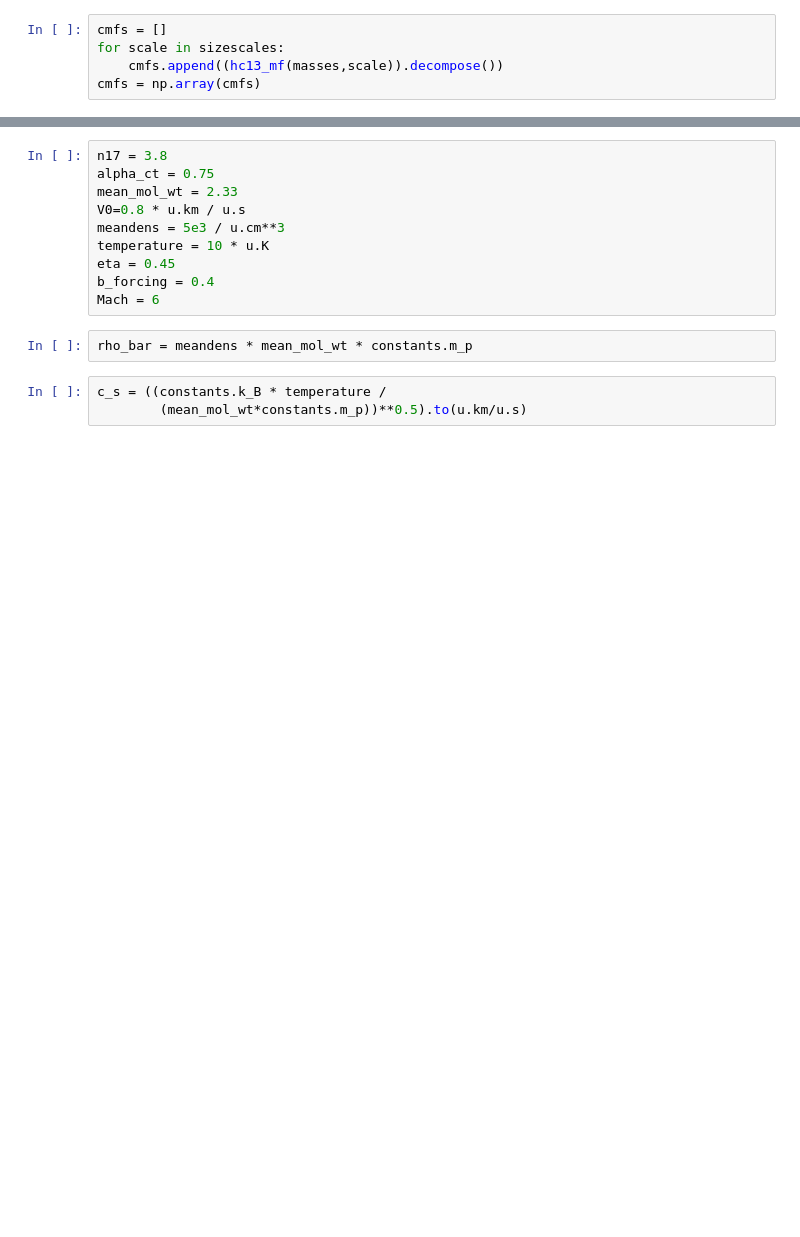
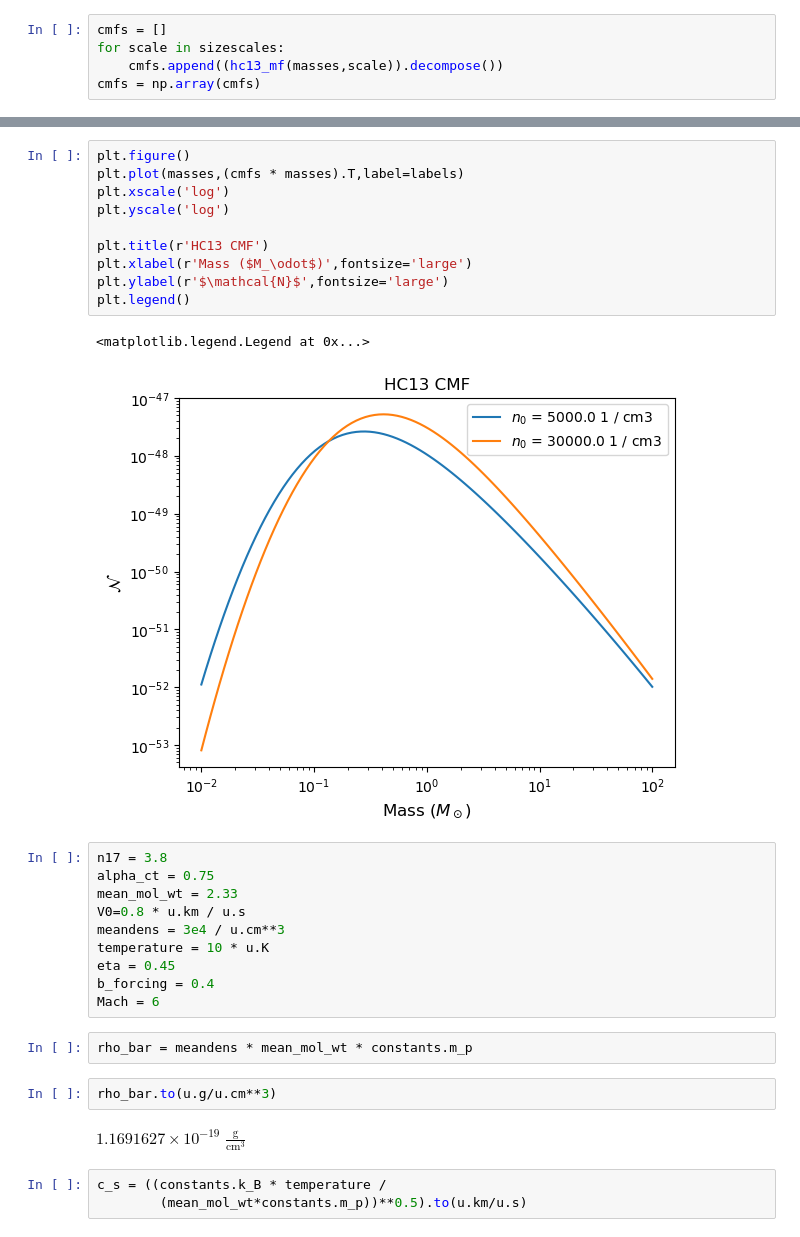
Before and after one commit to keflavich/imf, a Jupyter notebook: examples/hc13_test.ipynb, the cells around one changed output, grey strips where cells are left out. Saved outputs shown, nothing was run; the diff lists cells and outputs as text; blank space fills up the shorter version.

```diff
--- a/examples/hc13_test.ipynb
+++ b/examples/hc13_test.ipynb
@@ -46,15 +51,32 @@ plt.legend()
+# %%
+plt.figure()
+plt.plot(masses,(cmfs * masses).T,label=labels)
+plt.xscale('log')
+plt.yscale('log')
+
+plt.title(r'HC13 CMF')
+plt.xlabel(r'Mass ($M_\odot$)',fontsize='large')
+plt.ylabel(r'$\mathcal{N}$',fontsize='large')
+plt.legend()
+# %% [output]
+<matplotlib.legend.Legend at 0x...>
+[figure, added]
 # %%
 n17 = 3.8
 alpha_ct = 0.75
 mean_mol_wt = 2.33
 V0=0.8 * u.km / u.s
-meandens = 5e3 / u.cm**3
+meandens = 3e4 / u.cm**3
 temperature = 10 * u.K
 eta = 0.45
 b_forcing = 0.4
 Mach = 6
 # %%
 rho_bar = meandens * mean_mol_wt * constants.m_p
+# %%
+rho_bar.to(u.g/u.cm**3)
+# %% [output]
+$1.1691627 \times 10^{-19} \; \mathrm{\frac{g}{cm^{3}}}$
 # %%
 c_s = ((constants.k_B * temperature /
         (mean_mol_wt*constants.m_p))**0.5).to(u.km/u.s)
```
Also changed, not shown: parts of 21 cells of this notebook, 3 other files.
